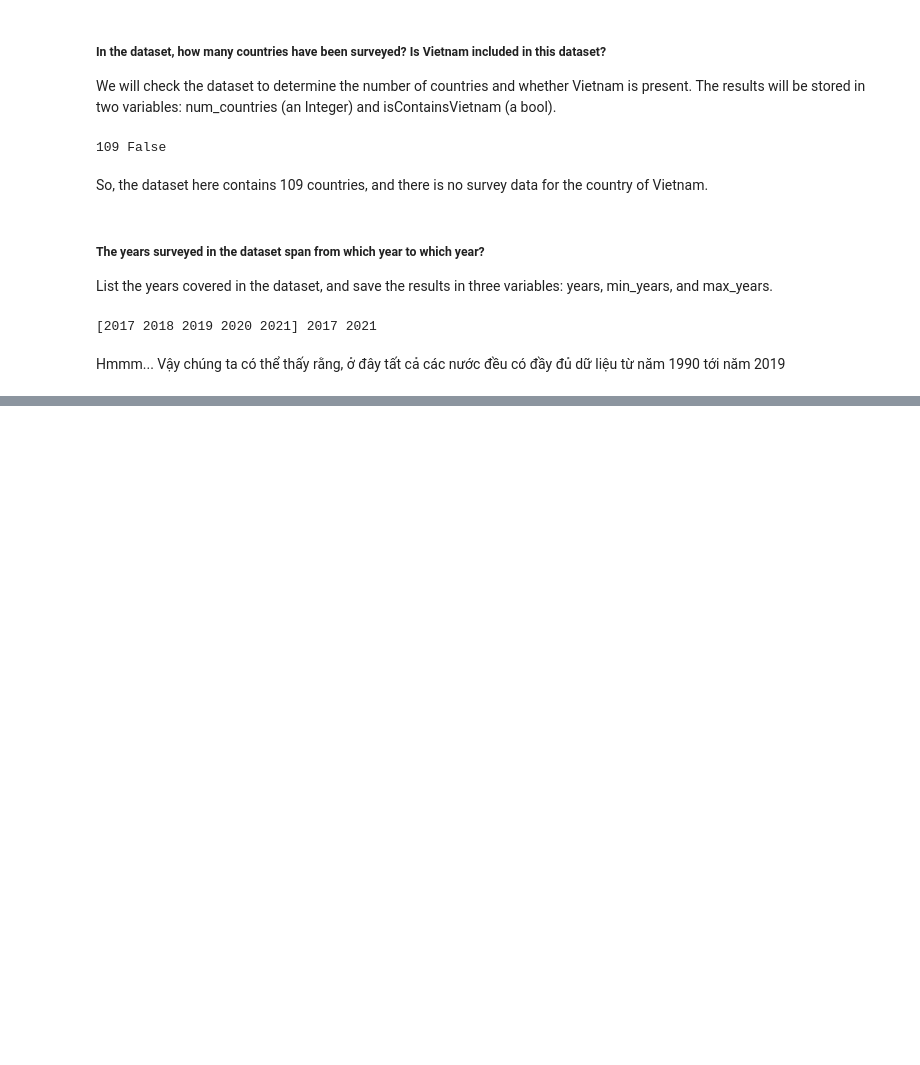
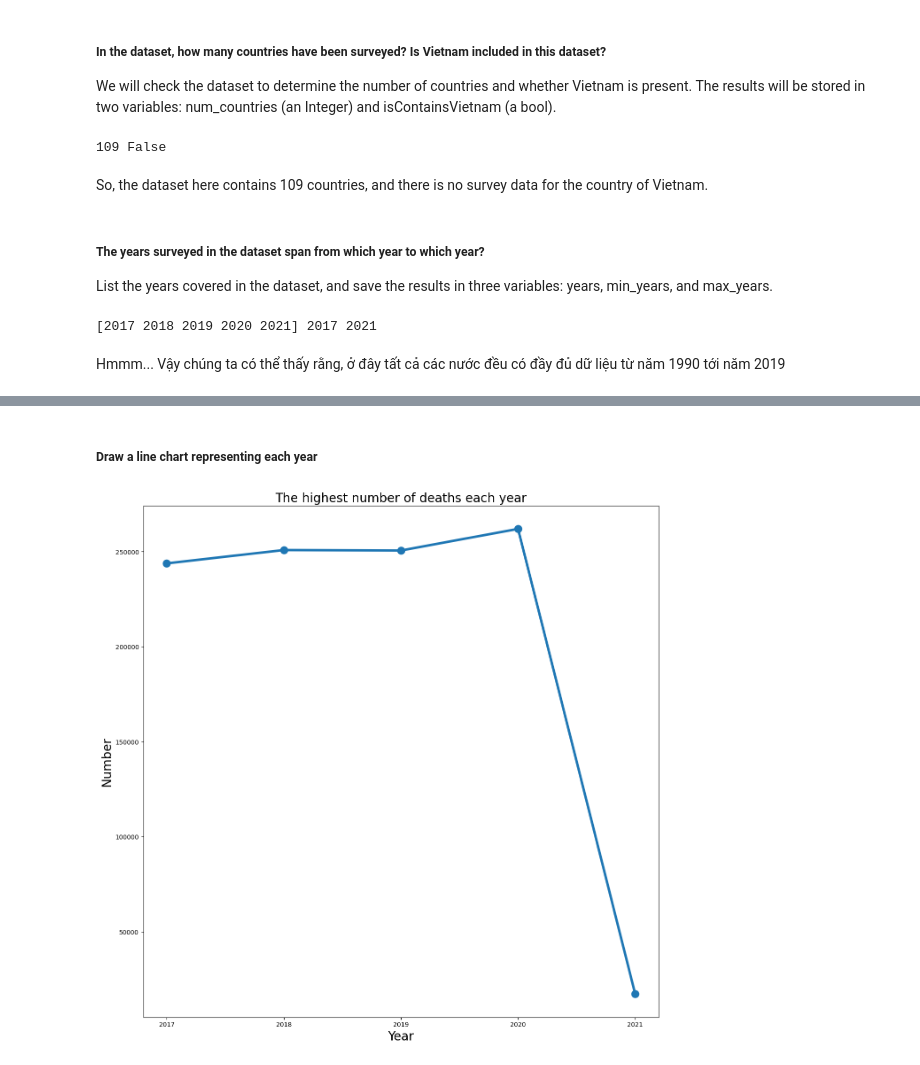
Before and after one commit to VyFoxy/Self_Harm_and_Substance_Abuse_Deaths_Worldwide_2023_P4DS, a Jupyter notebook: Final_Project.ipynb, the cells around one changed output, grey strips where cells are left out. Cells and saved outputs as stored; diff of their text form; code cells hidden in the pictures; blank space fills up the shorter version.

```diff
--- a/Final_Project.ipynb
+++ b/Final_Project.ipynb
@@ -270,0 +525,20 @@ Hmmm... Vậy chúng ta có thể thấy rằng, ở đây tất cả các nư
+# %% [markdown]
+##### Draw a line chart representing each year
+# %%
+plt.figure(figsize = (15,15))
+death_column_values = [death_column_values_2017.max(), death_column_values_2018.max(), death_column_values_2019.max(), death_column_values_2020.max(), death_column_values_2021.max()]
+max_death = [max_2017, max_2018, max_2019, max_2020, max_2021]
+
+#np.array(pd.Series(survey_df["Cause"].unique()))
+# print(Deaths.index.get_level_values('Year').unique())
+plt.plot(Deaths.index.get_level_values('Year').unique(), death_column_values, marker='o', linewidth = 4, markersize=12)
+
+#customize chart
+plt.title('The highest number of deaths each year', fontsize = 20)
+plt.xlabel('Year', fontsize = 20)
+plt.ylabel('Number', fontsize = 20)
+plt.xticks(np.arange(min(Deaths.index.get_level_values('Year').unique()), max(Deaths.index.get_level_values('Year').unique()) + 1, 1))
+
+plt.show()
+# %% [output]
+[figure, added]
```
Also changed, not shown: parts of 42 cells of this notebook, 1 other file.
